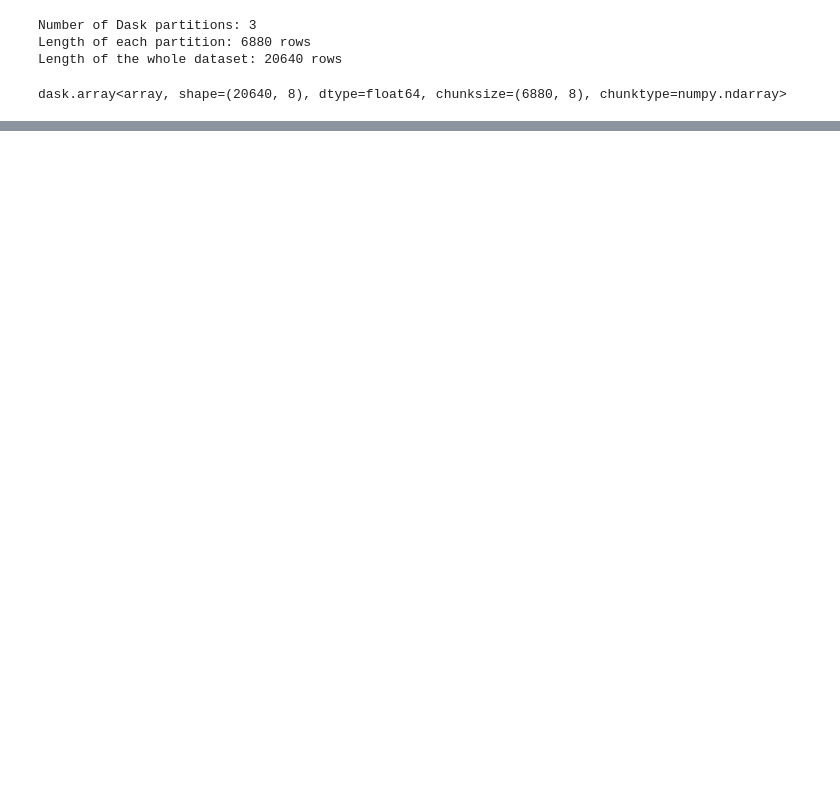
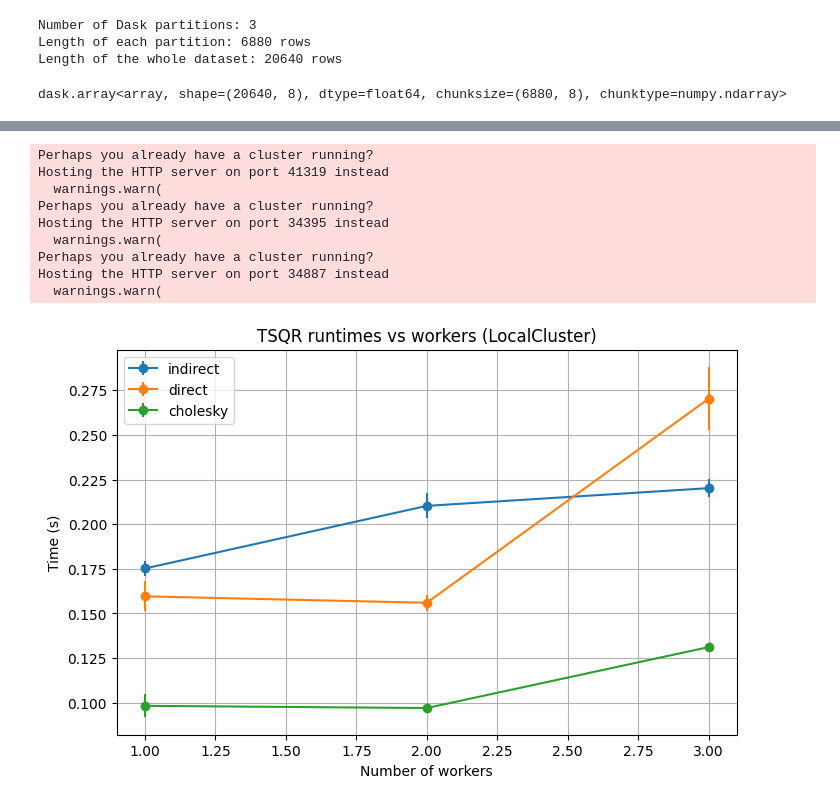
Before and after one commit to AlessandroMiotto/MAPD_project, a Jupyter notebook: benchmark_workers.ipynb, the cells around one changed output, grey strips where cells are left out. Cells and saved outputs as stored; diff of their text form; code cells hidden in the pictures; blank space fills up the shorter version.

```diff
--- a/benchmark_workers.ipynb
+++ b/benchmark_workers.ipynb
@@ -169,0 +258,13 @@ Risultati: {1: (0.23735105991363525, 0.04942309856414795), 2: (0.113482356071472
+# %%
+from dask.distributed import Client, LocalCluster
+
+# Example: 4 workers, 1 thread each
+cluster = LocalCluster(n_workers=4, threads_per_worker=1)
+client = Client(cluster)
+
+print("Dashboard:", client.dashboard_link)
+# %%
+hosts = ["10.67.22.154", "10.67.22.216", "10.67.22.116", "10.67.22.113"]
+worker_counts = [1, 2, 3, 4]   # adjust depending on your setup
+scaling_results = run_scaling_experiment(hosts, worker_counts, reps=5)
+plot_results(scaling_results)
@@ -169,0 +343,16 @@ Risultati: {1: (0.23735105991363525, 0.04942309856414795), 2: (0.113482356071472
+# %%
+# A0 must be your Dask Array (features only)
+worker_counts = [1, 2, 3]
+scaling_results = run_scaling_experiment_local(A0, worker_counts, reps=3)
+plot_results(scaling_results)
+# %% [output]
+Perhaps you already have a cluster running?
+Hosting the HTTP server on port 41319 instead
+  warnings.warn(
+Perhaps you already have a cluster running?
+Hosting the HTTP server on port 34395 instead
+  warnings.warn(
+Perhaps you already have a cluster running?
+Hosting the HTTP server on port 34887 instead
+  warnings.warn(
+[figure, added]
```
Also changed, not shown: parts of 9 cells of this notebook.
